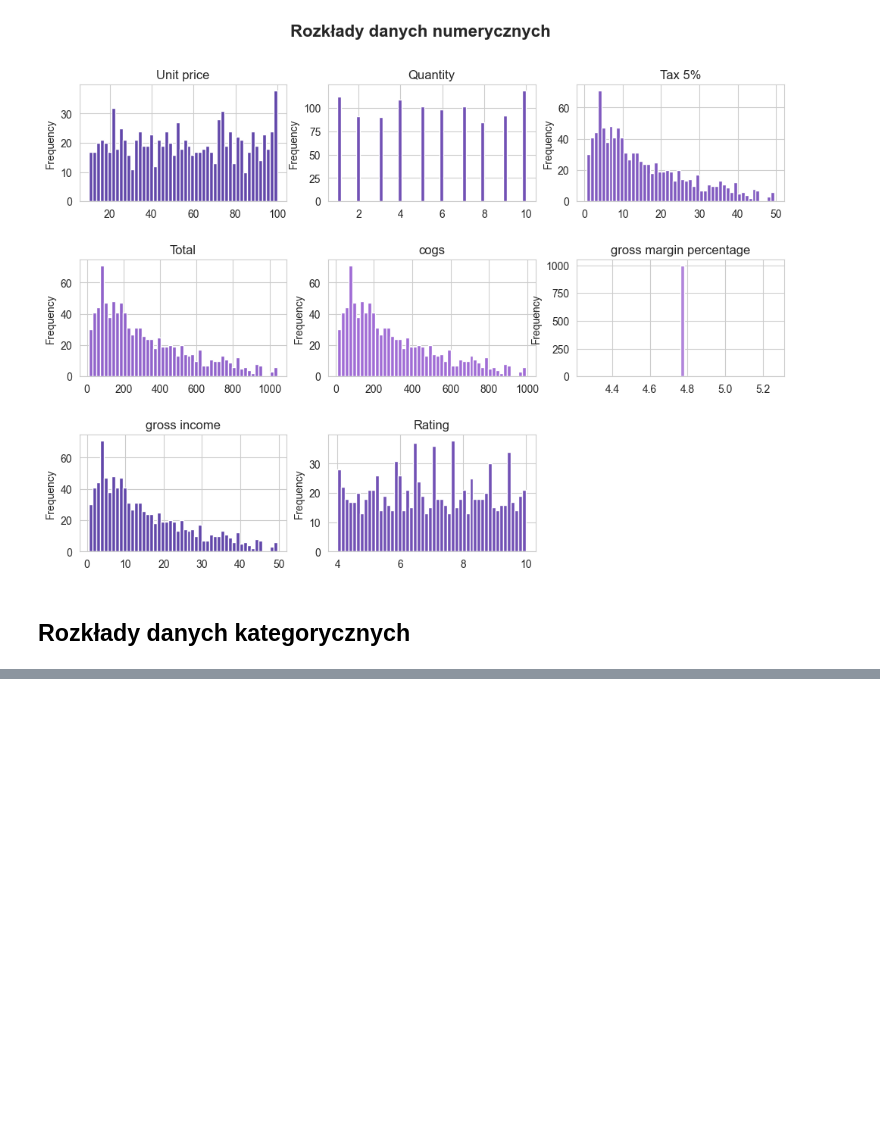
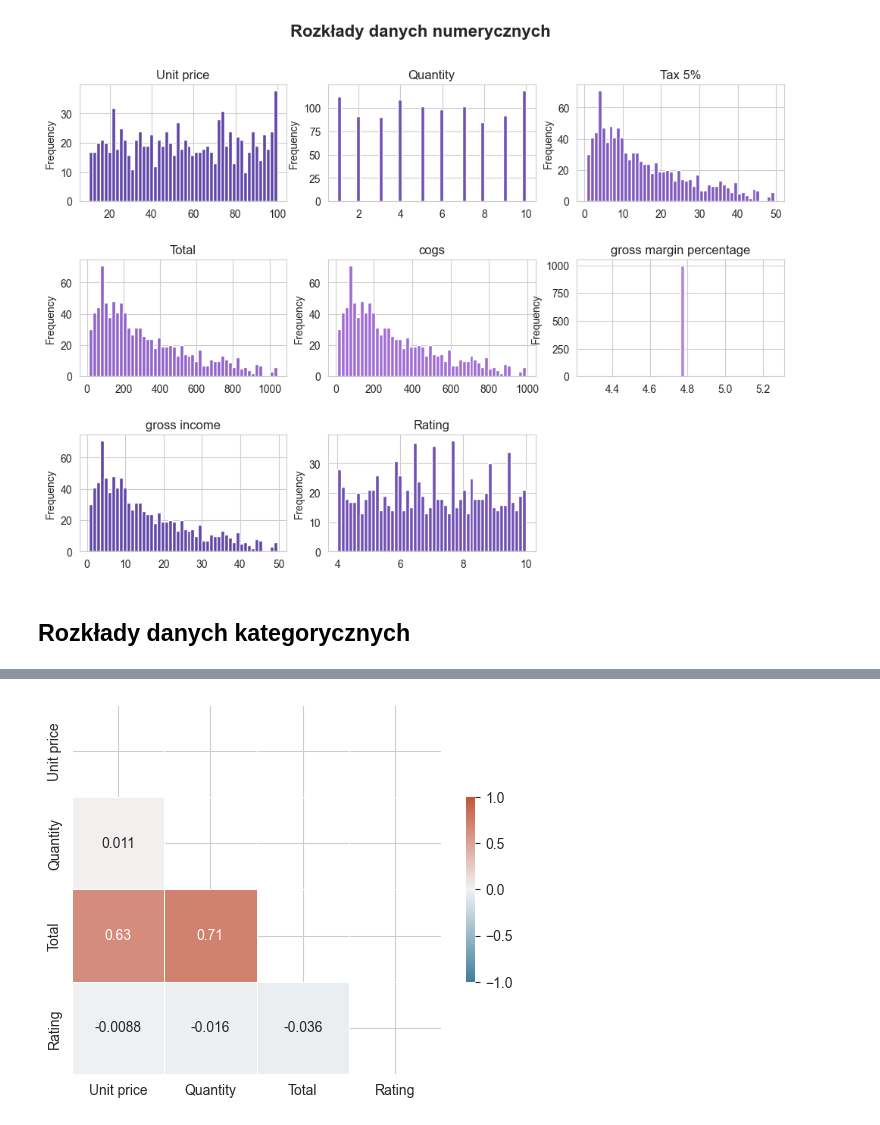
Before and after one commit to rstudion-t/biedronka-analysis, a Jupyter notebook: rstudion-t/notebooks/analysis.ipynb, the cells around one changed output, grey strips where cells are left out. Cells and saved outputs as stored; diff of their text form; code cells hidden in the pictures; blank space fills up the shorter version.

```diff
--- a/rstudion-t/notebooks/analysis.ipynb
+++ b/rstudion-t/notebooks/analysis.ipynb
@@ -233,0 +224,35 @@ Text(0.5, 1.0, 'Ile produktów danej kategorii sprzedano w danej godzinie')
+# %%
+# Remove rendundant columns
+df_numeric_corr = df_numeric.drop(
+    ["gross income", "Tax 5%", "cogs", "gross margin percentage"], axis=1
+)
+
+# Correlation matrix
+corr = df_numeric_corr.corr()
+
+# Generate a mask for the upper triangle
+mask = np.triu(np.ones_like(corr, dtype=bool))
+
+# Generate a custom diverging colormap
+cmap = sns.diverging_palette(230, 20, as_cmap=True)
+
+# Title
+fig.suptitle("Macierz korelacji", fontsize=16, fontweight="bold")
+
+# Draw the heatmap with the mask and values
+sns.heatmap(
+    corr,
+    mask=mask,
+    cmap=cmap,
+    vmax=1,
+    vmin=-1,
+    center=0,
+    annot=True,
+    square=True,
+    linewidths=0.5,
+    cbar_kws={"shrink": 0.5},
+)
+
+plt.show()
+# %% [output]
+[figure, added]
```
Also changed, not shown: parts of 63 cells of this notebook, 10 other files.
